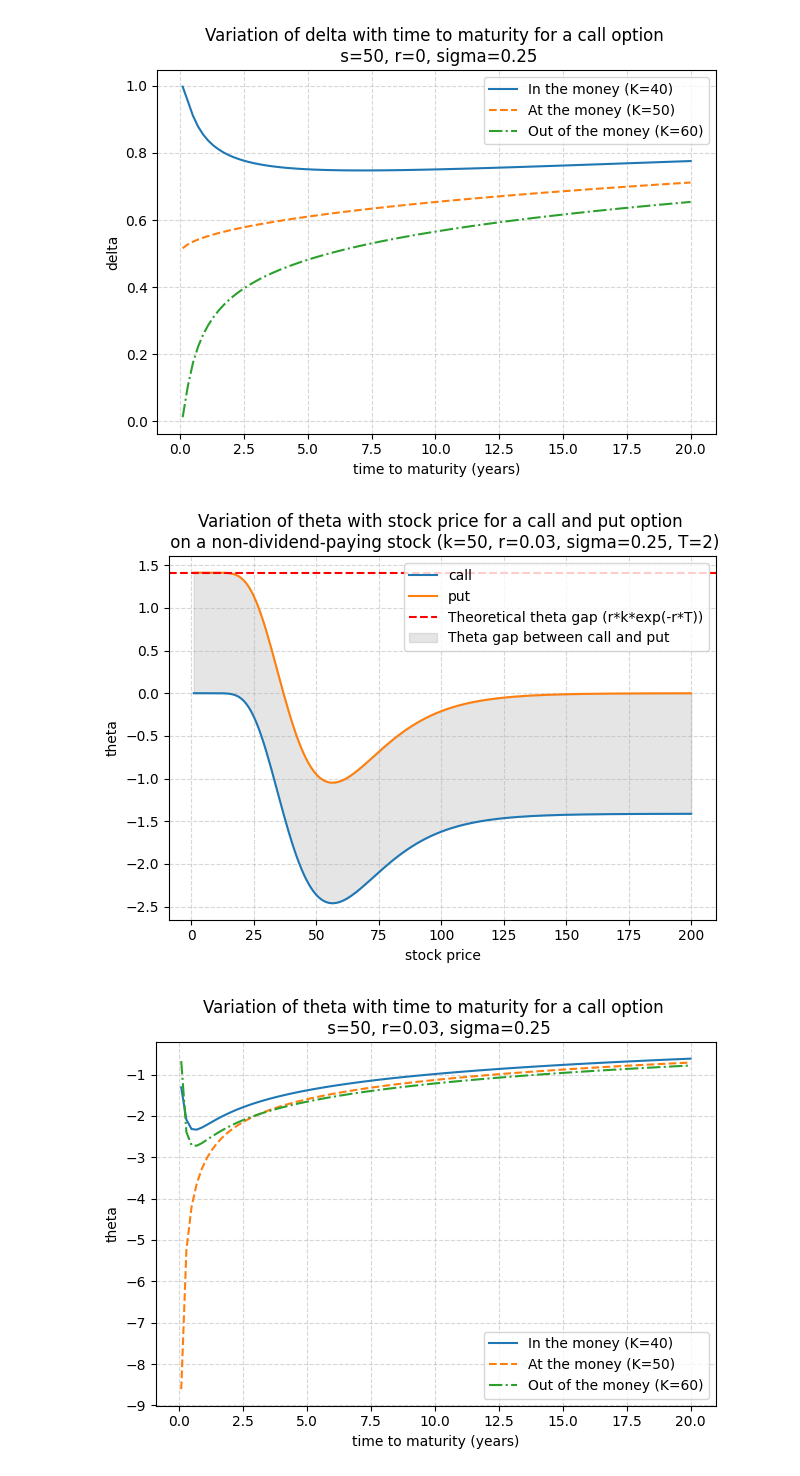
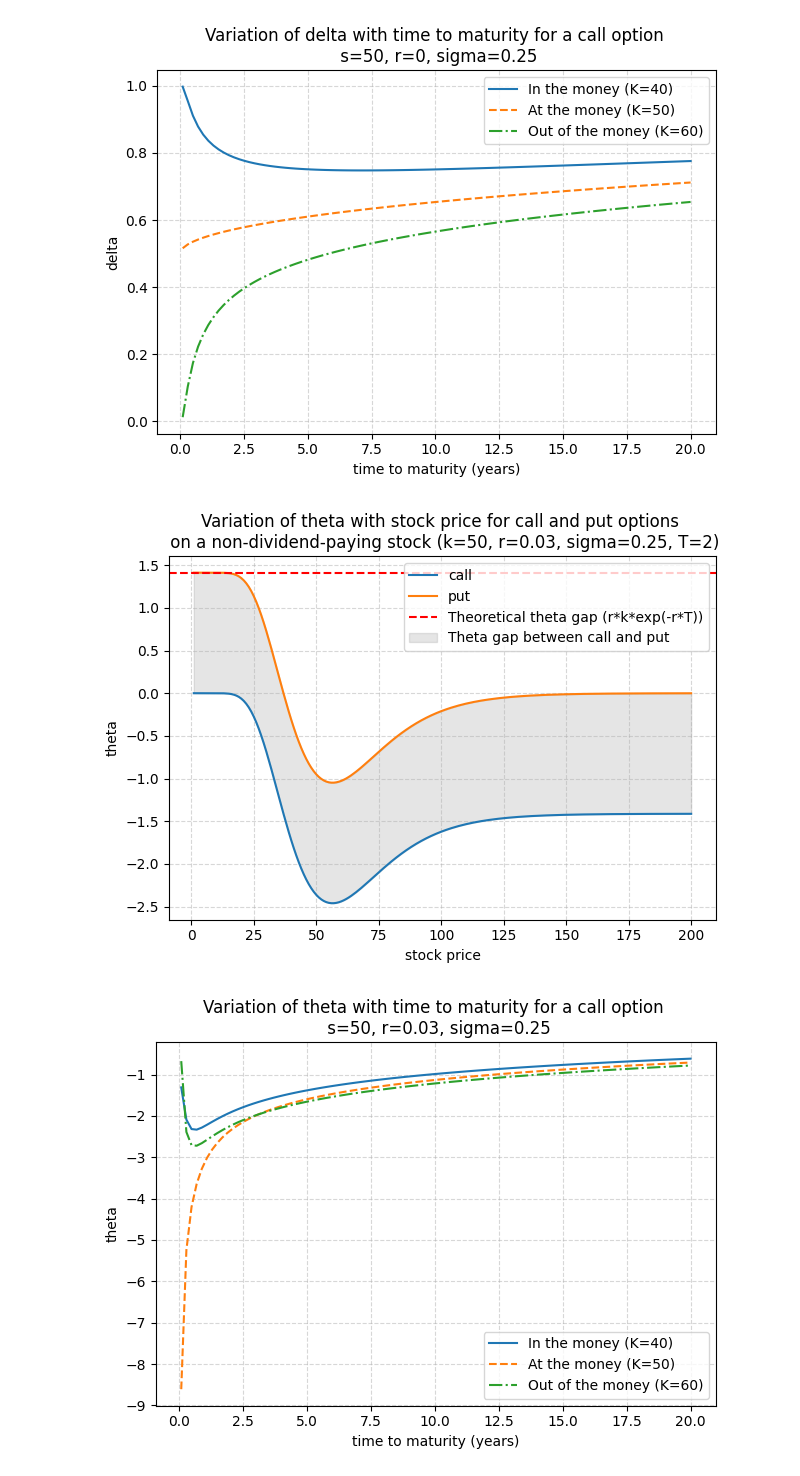
Before and after one commit to hsiuhsil/options_futures_derivatives, a Jupyter notebook: notebooks/demo of greeks.ipynb, the cells around one changed output. Saved outputs shown, nothing was run; the diff lists cells and outputs as text; code cells hidden in the pictures.

```diff
--- a/notebooks/demo of greeks.ipynb
+++ b/notebooks/demo of greeks.ipynb
@@ -53,26 +74,26 @@ plt.show()
 # %%
 stocks = np.linspace(1,200,200)
 k, r, sigma, T = 50, 0.03, 0.25, 2
 theta_vec = np.vectorize(theta)
 
 thetas_call = theta_vec(option_type='call', s=stocks, k=k, r=r, sigma=sigma, T=T)
 thetas_put = theta_vec(option_type='put', s=stocks, k=k, r=r, sigma=sigma, T=T)
 
 theta_gap = r*k*np.exp(-r*T)
 
 plt.plot(stocks, thetas_call, label='call')
 plt.plot(stocks, thetas_put, label='put')
 plt.axhline(y=theta_gap, color='r', linestyle='--', label='Theoretical theta gap (r*k*exp(-r*T))')
 plt.fill_between(stocks, thetas_call, thetas_put, color='grey', alpha=0.2, label='Theta gap between call and put')
 plt.ylabel('theta')
 plt.xlabel('stock price')
-plt.title('Variation of theta with stock price for a call and put option \n on a non-dividend-paying stock (k=50, r=0.03, sigma=0.25, T=2)')
+plt.title('Variation of theta with stock price for call and put options \n on a non-dividend-paying stock (k=50, r=0.03, sigma=0.25, T=2)')
 plt.grid(True, linestyle='--', alpha=0.5)
 plt.legend()
 plt.tight_layout()
 plt.show()
 # %% [output]
-[figure, old version]
+[figure, new version]
 # %%
 maturities = np.linspace(0.1,20,100)
 theta_vec = np.vectorize(theta)
```
Also changed, not shown: parts of 4 cells of this notebook.
